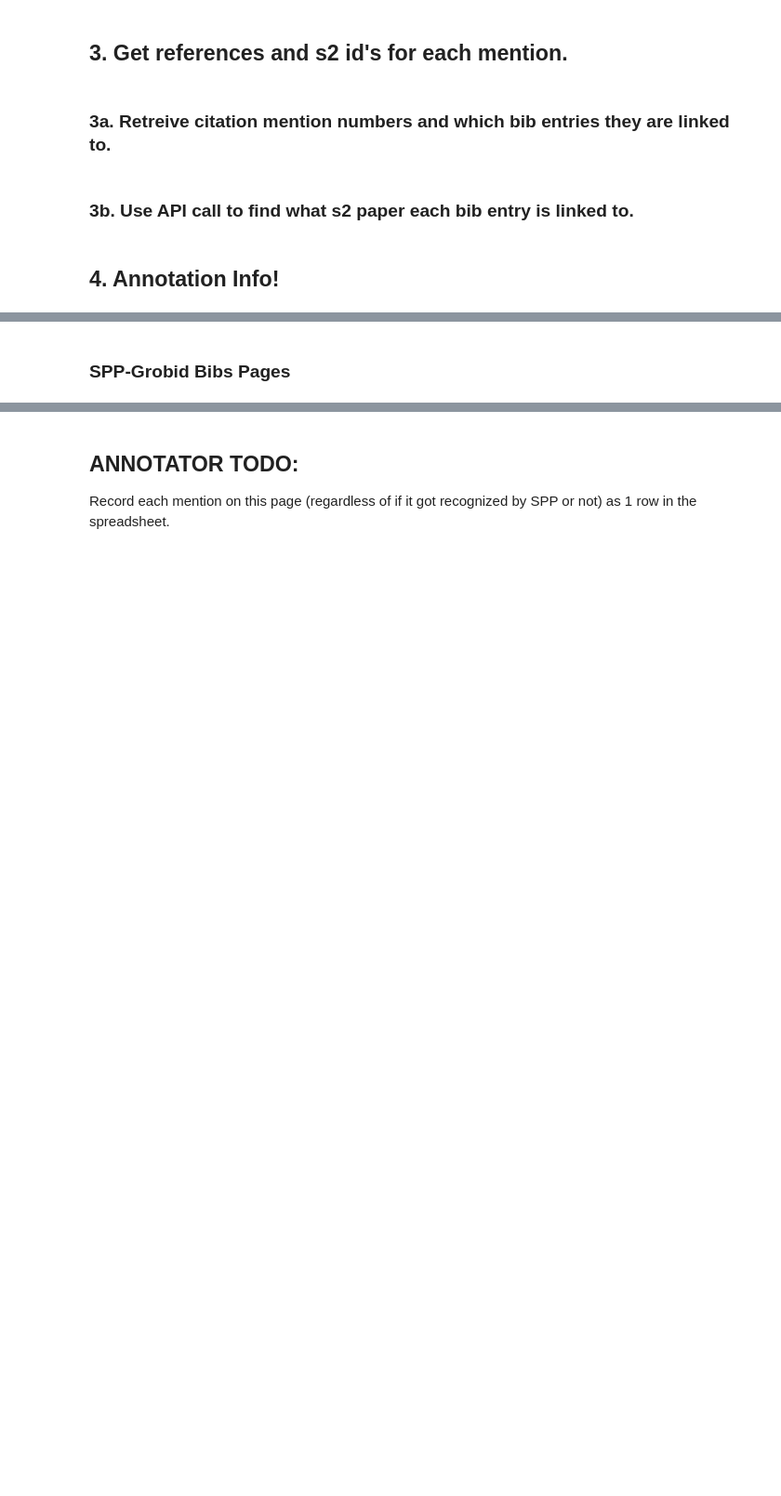
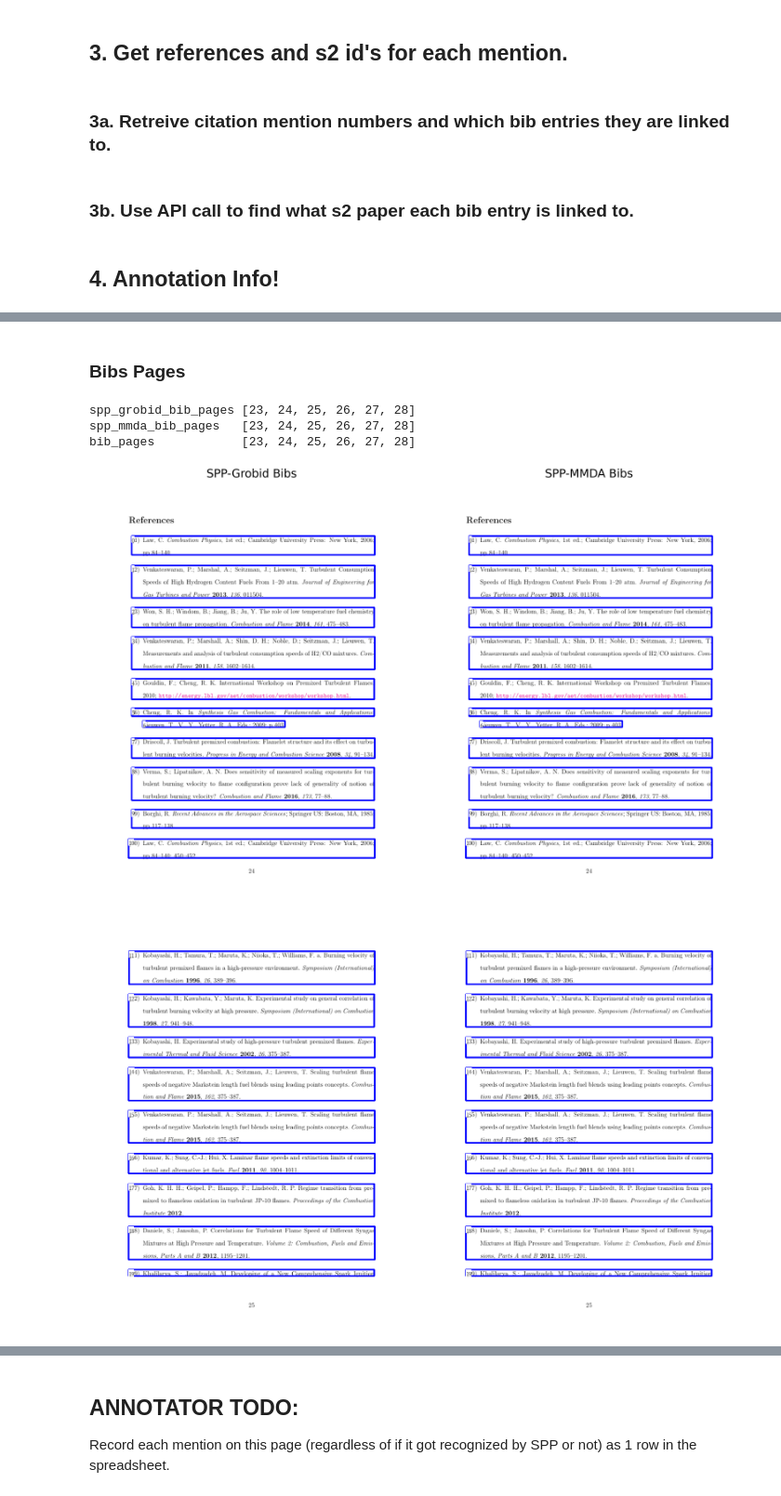
Before and after one commit to allenai/mmda, a Jupyter notebook: src/ai2_internal/evaluation_notebooks/end_to_end_eval_easier.ipynb, the cells around one changed output, grey strips where cells are left out. Shown at 93% size. Cells and saved outputs as stored; diff of their text form; code cells hidden in the pictures; blank space fills up the shorter version.

```diff
--- a/src/ai2_internal/evaluation_notebooks/end_to_end_eval_easier.ipynb
+++ b/src/ai2_internal/evaluation_notebooks/end_to_end_eval_easier.ipynb
@@ -448,20 +486,47 @@ def make_text_blocks_raw_bibs(mmda_doc):
 # %% [markdown]
-### SPP-Grobid Bibs Pages
+### Bibs Pages
 # %%
 # bibs imgs
-bib_pages = set([bib_entry.box_group.boxes[0].page for bib_entry in spp_grobid_doc.bib_entries])
+spp_grobid_bib_pages = set([bib_entry.box_group.boxes[0].page for bib_entry in spp_grobid_doc.bib_entries])
+spp_mmda_bib_pages = set([bib_entry.box_group.boxes[0].page for bib_entry in spp_mmda_doc.bib_entries])
+print('spp_grobid_bib_pages', sorted(list(spp_grobid_bib_pages)))
+print('spp_mmda_bib_pages  ', sorted(list(spp_mmda_bib_pages)))
 
-rows = len(bib_pages)
+bib_pages = spp_grobid_bib_pages.union(spp_mmda_bib_pages)
+bib_pages = sorted(list(bib_pages))
+print('bib_pages           ', bib_pages)
+
+
+rows = 1
 columns = 2
 fontsize = 48
 
-#spp
-#make bib text blocks and save as image
-print("SPP")
 
-dic_text_blocks = make_text_blocks_bibs(spp_grobid_doc)
-bib_pages = sorted(list(bib_pages))
-print('bib_pages', bib_pages)
-for page in bib_pages:
-    print(f"page {page}:")
-    display(draw_text_blocks(page, dic_text_blocks))
+spp_grobid_bib_text_blocks = make_text_blocks_bibs(spp_grobid_doc)
+spp_mmda_bib_text_blocks = make_text_blocks_bibs(spp_mmda_doc)
+
+
+for i, page in enumerate(bib_pages):
+
+    #plot
+    fig = plt.figure(figsize=(50, 50))
+    fig.add_subplot(rows, columns, 1)
+    plt.axis('off')
+    if i == 0:
+        plt.title("SPP-Grobid Bibs",fontdict={'fontsize': fontsize})
+    plt.imshow(draw_text_blocks(page, spp_grobid_bib_text_blocks))
+
+
+    #plot side by side
+    fig.add_subplot(rows, columns, 2)
+    plt.axis('off')
+    if i == 0:
+        plt.title("SPP-MMDA Bibs",fontdict={'fontsize': fontsize})
+    plt.imshow(draw_text_blocks(page, spp_mmda_bib_text_blocks))
+    plt.subplots_adjust(bottom=0.15, wspace=0.05)
+# %% [output]
+spp_grobid_bib_pages [23, 24, 25, 26, 27, 28]
+spp_mmda_bib_pages   [23, 24, 25, 26, 27, 28]
+bib_pages            [23, 24, 25, 26, 27, 28]
+[figure, added]
+[figure, added]
```
Also changed, not shown: parts of 17 cells of this notebook.
